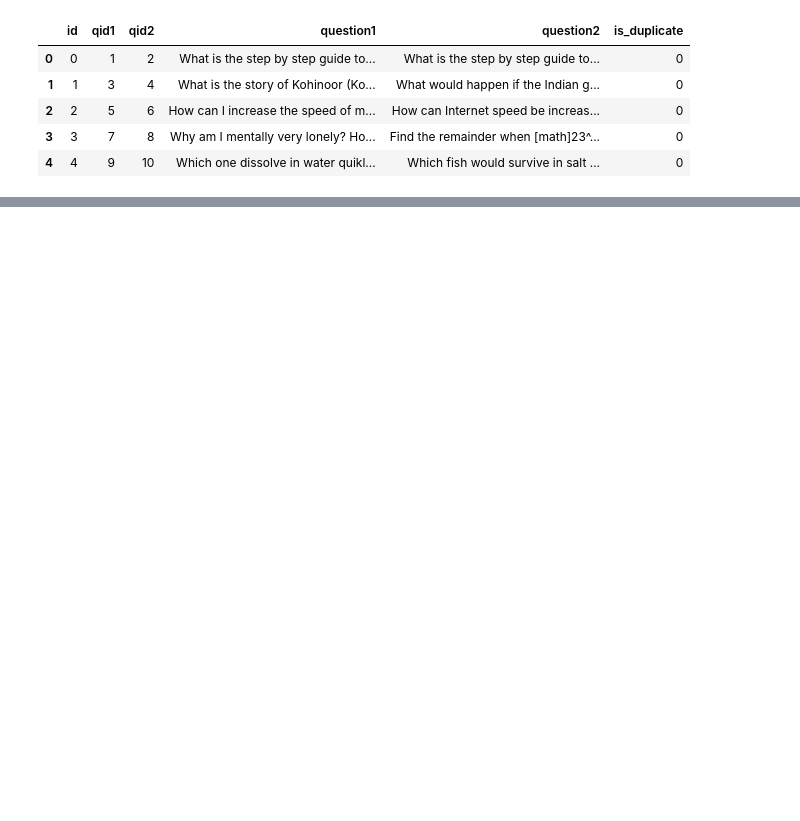
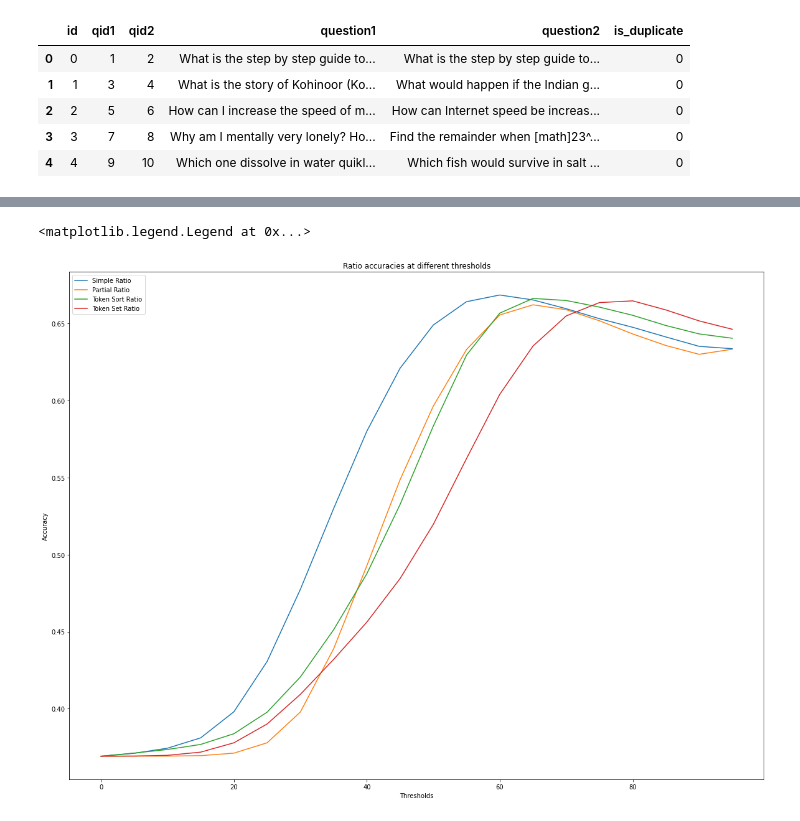
Before and after one commit to youomid/data_science_challenges, a Jupyter notebook: quora_question_pairs/models/v1_base.ipynb, the cells around one changed output, grey strips where cells are left out. Drawn from its saved outputs; the diff is of its cells as text; code cells hidden in the pictures; blank space fills up the shorter version.

Commit message:
Compare ratio accuracy against different thresholds

```diff
--- a/quora_question_pairs/models/v1_base.ipynb
+++ b/quora_question_pairs/models/v1_base.ipynb
@@ -29,0 +22,43 @@ train_df['token_set_ratio'] = train_df.swifter.apply(lambda x: fuzz.token_set_ra
+# %%
+# find the best threshold to use by trying all thresholds and getting their accuracies
+
+def is_correct(row, ratio_type, threshold):
+    is_duplicate = True if row['is_duplicate'] == 1 else False
+    return is_duplicate == (row[ratio_type] >= threshold)
+
+thresholds = []
+accuracies = []
+
+for threshold in range(0, 100, 5):
+    simple_ratio_correct = train_df.swifter.apply(lambda x: is_correct(x, 'simple_ratio',), axis=1)
+    partial_ratio_correct = train_df.swifter.apply(lambda x: is_correct(x, 'partial_ratio',), axis=1)
+    token_sort_ratio_correct = train_df.swifter.apply(lambda x: is_correct(x, 'token_sort_ratio',), axis=1)
+    token_set_ratio_correct = train_df.swifter.apply(lambda x: is_correct(x, 'token_set_ratio',), axis=1)
+
+    simple_ratio_accuracy = len(simple_ratio_correct.loc[simple_ratio_correct == True])/len(simple_ratio_correct)
+    partial_ratio_accuracy = len(partial_ratio_correct.loc[partial_ratio_correct == True])/len(partial_ratio_correct)
+    token_sort_ratio_accuracy = len(token_sort_ratio_correct.loc[token_sort_ratio_correct == True])/len(token_sort_ratio_correct)
+    token_set_ratio_accuracy = len(token_set_ratio_correct.loc[token_set_ratio_correct == True])/len(token_set_ratio_correct)
+
+    thresholds.append(threshold)
+    accuracies.append({
+        'simple_ratio_accuracy': simple_ratio_accuracy,
+        'partial_ratio_accuracy': partial_ratio_accuracy,
+        'token_sort_ratio_accuracy': token_sort_ratio_accuracy,
+        'token_set_ratio_accuracy': token_set_ratio_accuracy,
+    })
+# %%
+plt.figure(num=4, figsize=(20,15))
+
+plt.plot(thresholds, [ratio_accuracies['simple_ratio_accuracy'] for ratio_accuracies in accuracies], label='Simple Ratio')
+plt.plot(thresholds, [ratio_accuracies['partial_ratio_accuracy'] for ratio_accuracies in accuracies], label='Partial Ratio')
+plt.plot(thresholds, [ratio_accuracies['token_sort_ratio_accuracy'] for ratio_accuracies in accuracies], label='Token Sort Ratio')
+plt.plot(thresholds, [ratio_accuracies['token_set_ratio_accuracy'] for ratio_accuracies in accuracies], label='Token Set Ratio')
+
+plt.xlabel("Thresholds")
+plt.ylabel("Accuracy")
+plt.title("Ratio accuracies at different thresholds")
+plt.legend(loc="upper left")
+# %% [output]
+<matplotlib.legend.Legend at 0x...>
+[figure, added]
```
Also changed, not shown: parts of 4 cells of this notebook.
